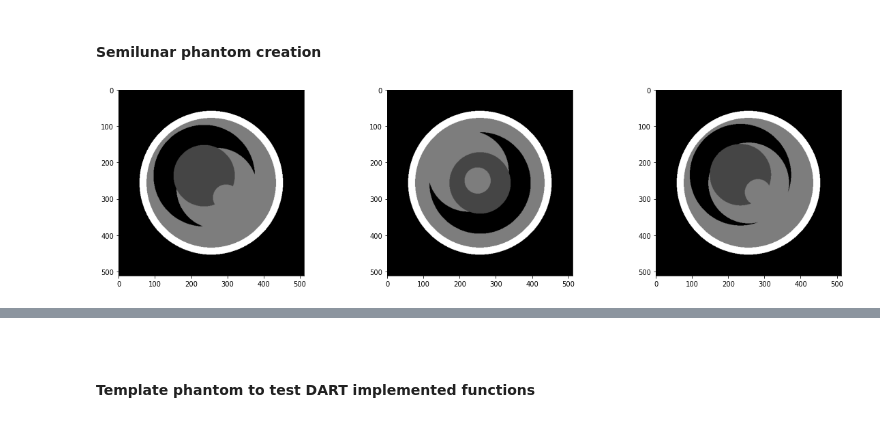
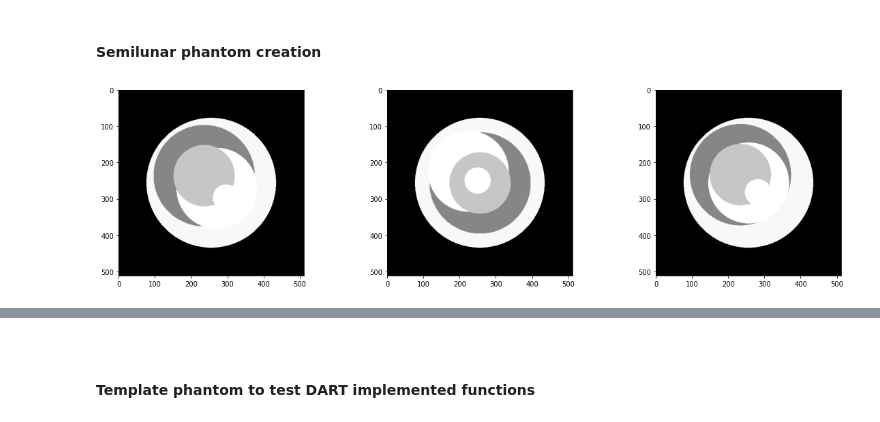
Before and after one commit to OhGreat/DART_python, a Jupyter notebook: dart_steps_test.ipynb, the cells around one changed output, grey strips where cells are left out. Drawn from its saved outputs; the diff is of its cells as text; code cells hidden in the pictures.

Commit message:
fixed grayscale in semilunar phantoms

```diff
--- a/dart_steps_test.ipynb
+++ b/dart_steps_test.ipynb
@@ -8,9 +8,9 @@ from src.phantom_creator import *
 # %% [markdown]
 <h4>Semilunar phantom creation</h4>
 # %%
-semilunars = create_semilunars(512, n=3, overlap=True, seed=0)
+semilunars = create_semilunars(512, n=3, overlap=True, seed=0, img_name="phantoms/semilunars/semilunar")
 fig, ax = plt.subplots(1, len(semilunars), figsize=(20,5))
 for i in range(len(semilunars)):
-    ax[i].imshow(semilunars[i], cmap="Greys")
+    ax[i].imshow(semilunars[i], cmap="Greys_r")
 # %% [output]
-[figure, old version]
+[figure, new version]
```
Also changed, not shown: parts of 5 cells of this notebook, 6 other files.
